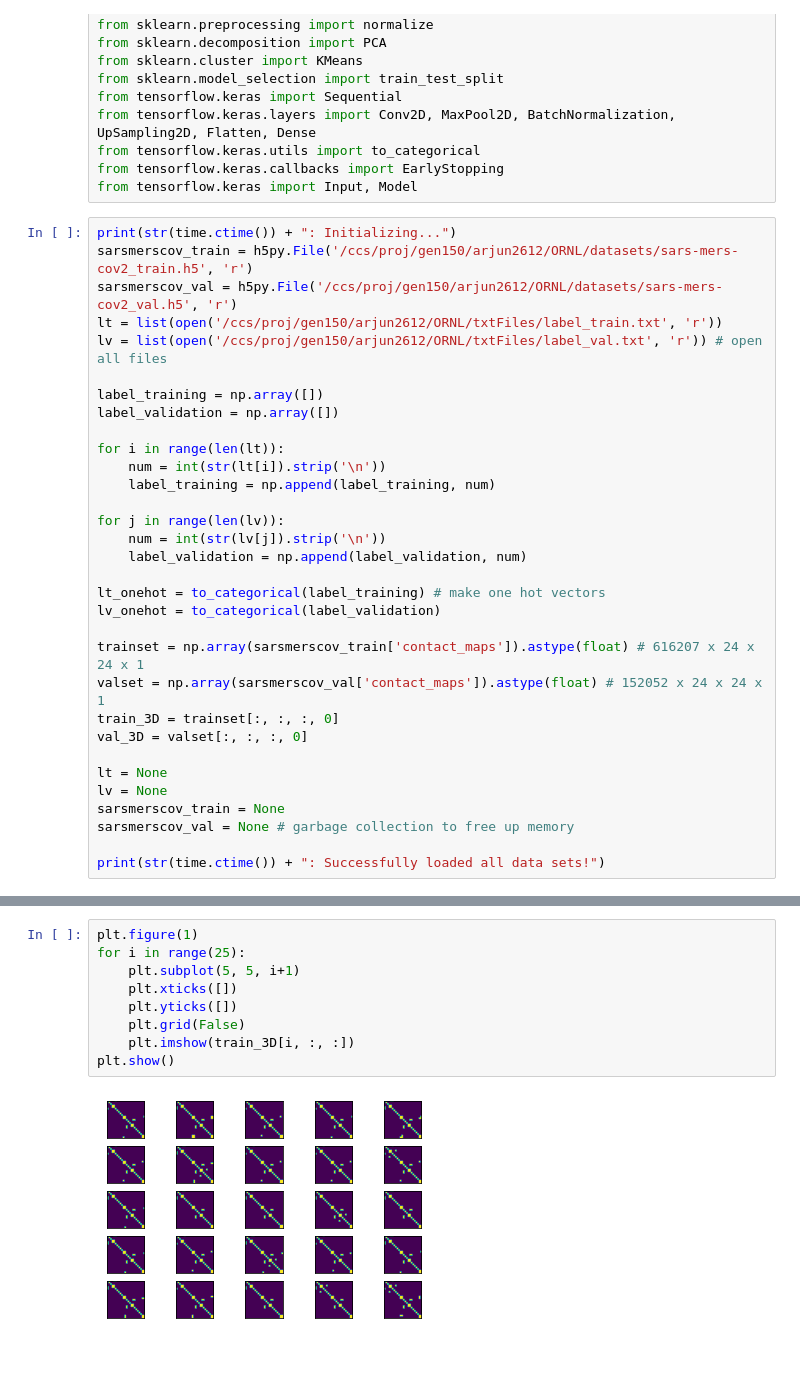
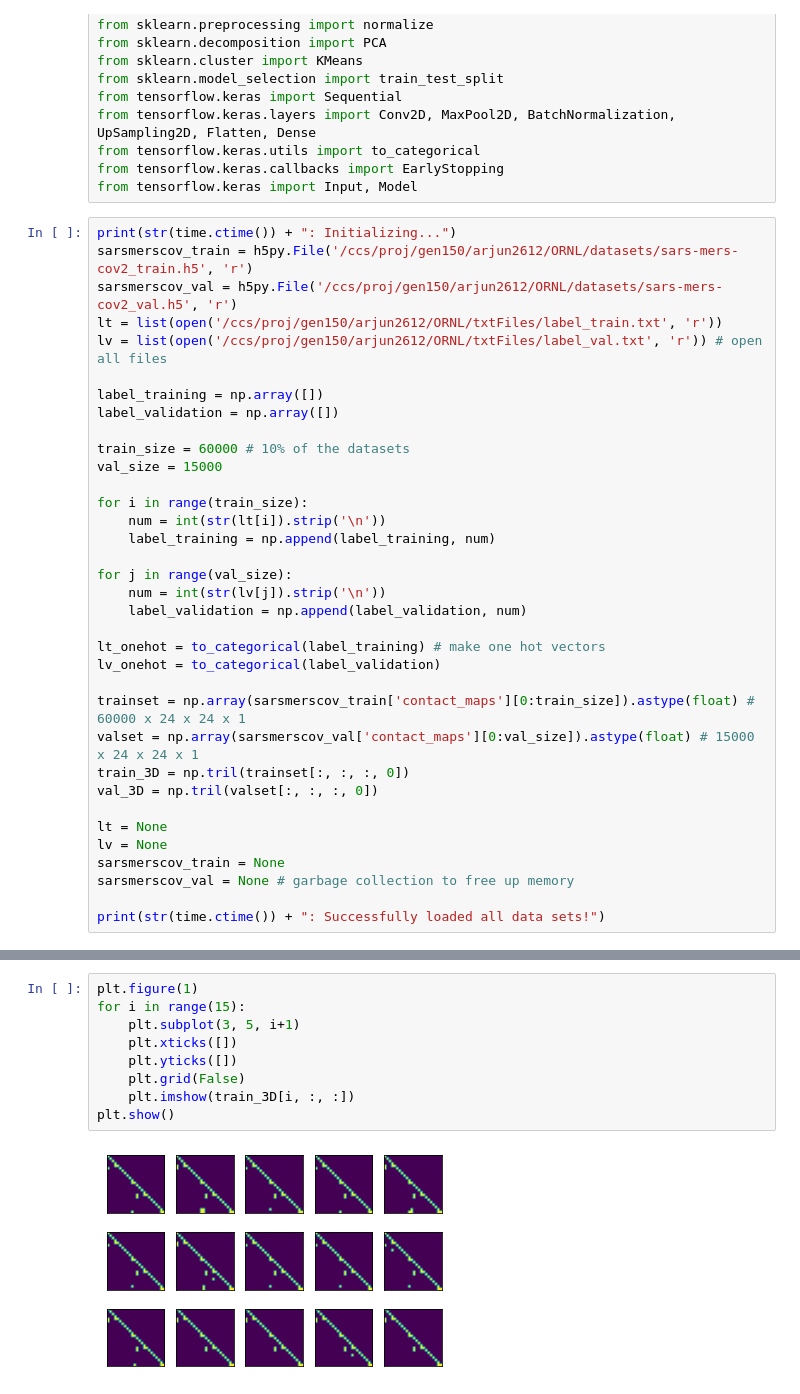
Before and after one commit to arjuns-code-center/OakRidgeNatLab_InternProject, a Jupyter notebook: Code/simulator.ipynb, the cells around one changed output, grey strips where cells are left out. Drawn from its saved outputs; the diff is of its cells as text; blank space fills up the shorter version.

```diff
--- a/Code/simulator.ipynb
+++ b/Code/simulator.ipynb
@@ -30,21 +30,24 @@ lv = list(open('/ccs/proj/gen150/arjun2612/ORNL/txtFiles/label_val.txt', 'r')) #
 label_training = np.array([])
 label_validation = np.array([])
 
-for i in range(len(lt)):
+train_size = 60000 # 10% of the datasets
+val_size = 15000
+
+for i in range(train_size):
     num = int(str(lt[i]).strip('\n'))
     label_training = np.append(label_training, num)
 
-for j in range(len(lv)):
+for j in range(val_size):
     num = int(str(lv[j]).strip('\n'))
     label_validation = np.append(label_validation, num)
 
 lt_onehot = to_categorical(label_training) # make one hot vectors
 lv_onehot = to_categorical(label_validation)
 
-trainset = np.array(sarsmerscov_train['contact_maps']).astype(float) # 616207 x 24 x 24 x 1
-valset = np.array(sarsmerscov_val['contact_maps']).astype(float) # 152052 x 24 x 24 x 1
-train_3D = trainset[:, :, :, 0]
-val_3D = valset[:, :, :, 0]
+trainset = np.array(sarsmerscov_train['contact_maps'][0:train_size]).astype(float) # 60000 x 24 x 24 x 1
+valset = np.array(sarsmerscov_val['contact_maps'][0:val_size]).astype(float) # 15000 x 24 x 24 x 1
+train_3D = np.tril(trainset[:, :, :, 0])
+val_3D = np.tril(valset[:, :, :, 0])
 
 lt = None
 lv = None
@@ -58,13 +61,13 @@ Tue Jun 15 14:41:28 2021: Successfully loaded all data sets!
 # %%
 plt.figure(1)
-for i in range(25):
-    plt.subplot(5, 5, i+1)
+for i in range(15):
+    plt.subplot(3, 5, i+1)
     plt.xticks([])
     plt.yticks([])
     plt.grid(False)
     plt.imshow(train_3D[i, :, :])
 plt.show()
 # %% [output]
-[figure, old version]
+[figure, new version]
 # %%
 plt.figure(2)
```
Also changed, not shown: parts of 16 cells of this notebook, 14 other files.
